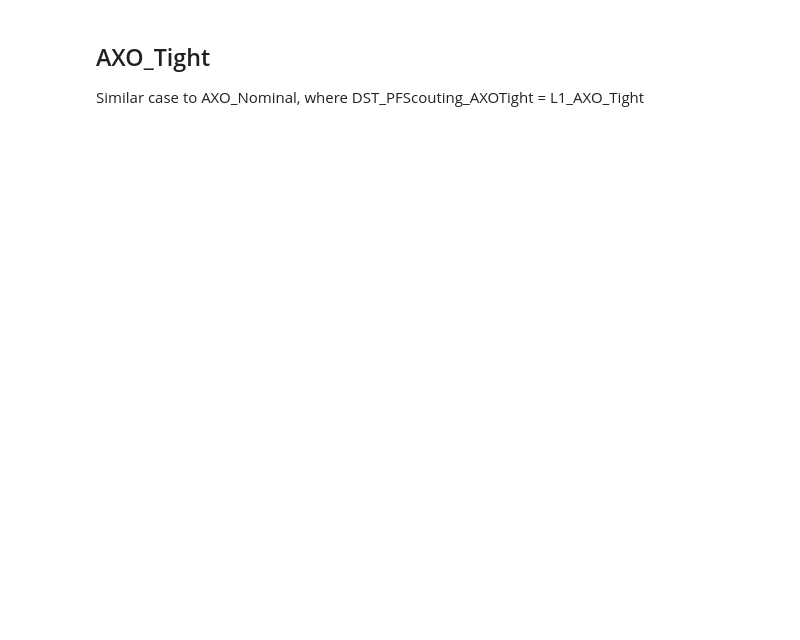
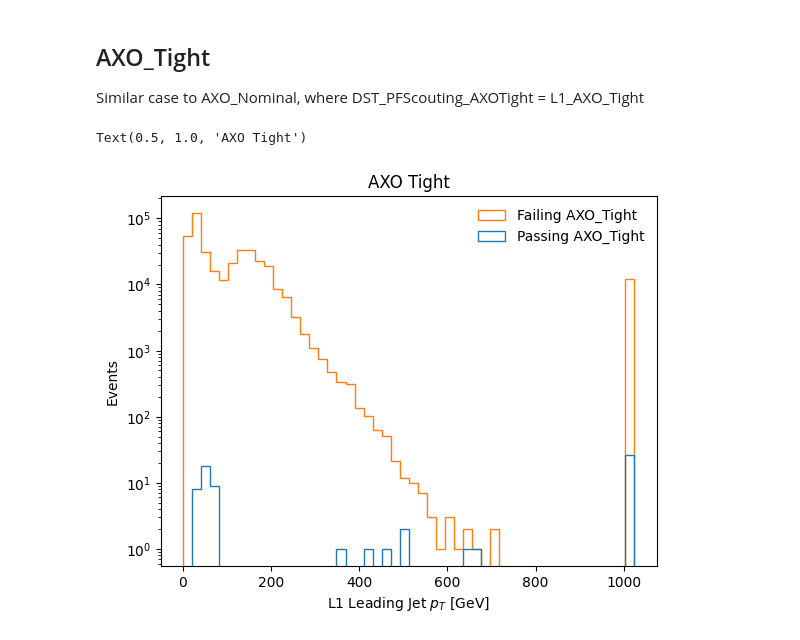
Before and after one commit to AdaCollins01/completed_axol1tl_practice, a Jupyter notebook: 4_getting_started_with_triggers.ipynb, the cells around one changed output. Cells and saved outputs as stored; diff of their text form; code cells hidden in the pictures; blank space fills up the shorter version.

```diff
--- a/4_getting_started_with_triggers.ipynb
+++ b/4_getting_started_with_triggers.ipynb
@@ -414,20 +433,24 @@ Since it only has one seed, DST_PFScouting_AXONominal = L1_AXO_Nominal --> fact
 ## AXO_Tight
 Similar case to AXO_Nominal, where DST_PFScouting_AXOTight = L1_AXO_Tight
 # %%
-jet_pt = events["L1Jet_pt"].array() # Back to jet pt?
+jet_pt = events["L1Jet_pt"].array()[jet_bx_0] # Again, jet and mask?
 
 #Do we need a bunch crossing here too?
 axotight_trigger_bits = events["DST_PFScouting_AXOTight"].array()
 axotight_pass = jet_pt[axotight_trigger_bits][:,0:1] #Same leading thing? Check mu_pt array
 axotight_fail = jet_pt[~axotight_trigger_bits][:,0:1]
 
 
 plt.hist([ak.flatten(axotight_pass), #Every event that passed
          ak.flatten(axotight_fail)], #Every event that failed
          bins=50,
          label=["Passing AXO_Tight","Failing AXO_Tight"],
          histtype='step')
 plt.legend(frameon=False)
 plt.yscale('log')
 plt.xlabel(r"L1 Leading Jet $p_T$ [GeV]")
 plt.ylabel("Events")
+plt.title("AXO Tight")
+# %% [output]
+Text(0.5, 1.0, 'AXO Tight')
+[figure, added]
```
Also changed, not shown: parts of 16 cells of this notebook.
